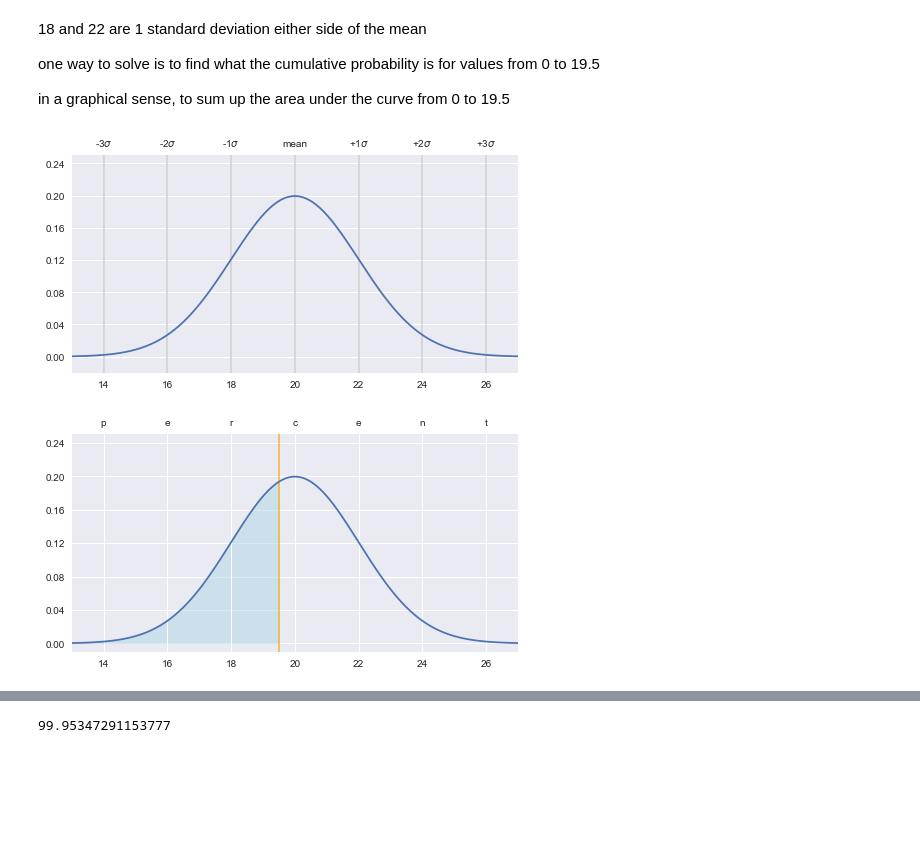
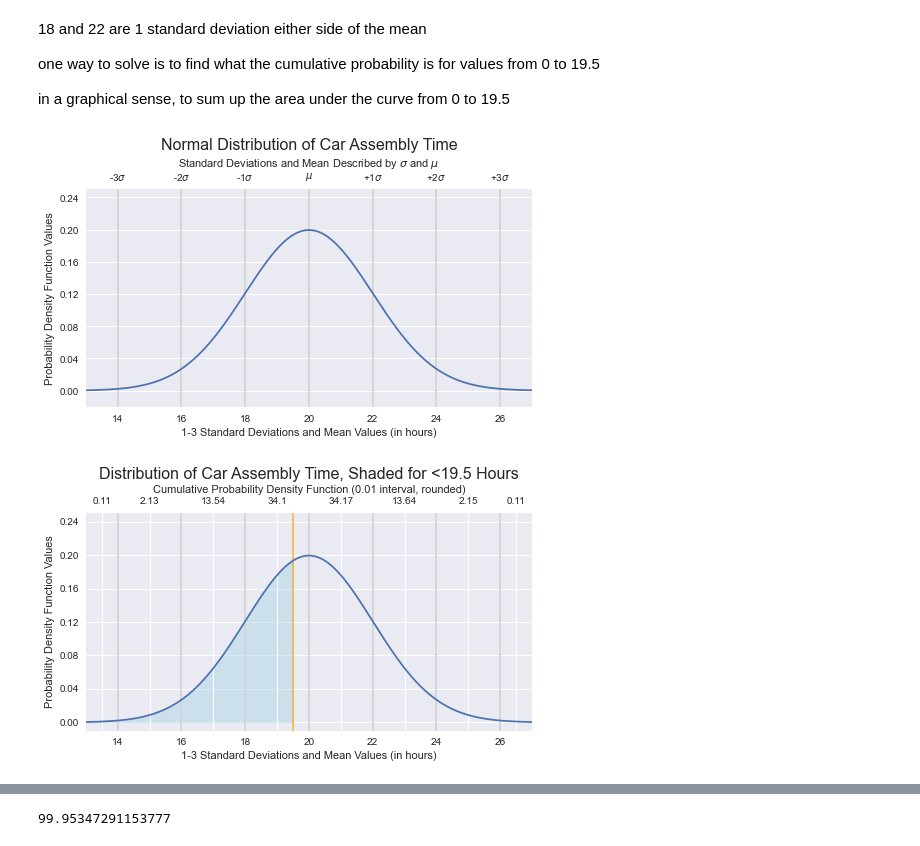
Before and after one commit to bronwencc/python_practice, a Jupyter notebook: hr-statistics-normal-distribution.ipynb, the cells around one changed output, grey strips where cells are left out. Saved outputs shown, nothing was run; the diff lists cells and outputs as text; code cells hidden in the pictures; blank space fills up the shorter version.

Commit message:
Add plot labels/Title axes

```diff
--- a/hr-statistics-normal-distribution.ipynb
+++ b/hr-statistics-normal-distribution.ipynb
@@ -74,25 +74,31 @@ yval = norm.pdf(xval,20,2) #probability density function for those values around
 # %%
 #create graph showing this normal distribution
 fig, ax = plt.subplots(figsize=(8,4))
 xticklist = [14,16,18,20,22,24,26]
 
 plt.xlim((begin,end)) #set x limits
 
 ax2 = ax.twiny() #set y axis to also be the same for ax2; upper axis
 ax2.set_xlim(ax.get_xlim()) #give same x limits to upper axis
 ax2.set_xticks(xticklist) #set upper axis tick positions
-ax2.set_xticklabels(["-3$\sigma$","-2$\sigma$","-1$\sigma$","mean","+1$\sigma$","+2$\sigma$","+3$\sigma$"])
+ax2.set_xticklabels(["-3$\sigma$","-2$\sigma$","-1$\sigma$","$\mu$","+1$\sigma$","+2$\sigma$","+3$\sigma$"])
 
 ax2.vlines(xticklist,ymin=-.02,ymax=.25,color="lightgrey")
 
 #set y ticks and limits
 plt.yticks(np.arange(0,.26,step=.04))
 plt.ylim((-0.02,.25))
 
 ax2.plot(xval,yval)
+
+ax2.set_xlabel("Standard Deviations and Mean Described by $\sigma$ and $\mu$")
+ax.set_xlabel("1-3 Standard Deviations and Mean Values (in hours)")
+ax.set_ylabel("Probability Density Function Values")
+plt.title("Normal Distribution of Car Assembly Time",size=16)
+
 plt.show()
 # %% [output]
-[figure, old version]
+[figure, new version]
 # %%
 #calculate sum of pdf at standard deviation values and mean
 xticklist = [14,16,18,20,22,24,26]
@@ -118,21 +130,29 @@ plt.xlim((13,27)) #set x limits
 
 ax2 = ax.twiny() #set y axis to also be the same for ax2 plot axes
 ax2.set_xlim(ax.get_xlim()) #give same x limits to upper axis
-ax2.set_xticks(xticklist) #set upper axis tick positions
-ax2.set_xticklabels(["p","e","r","c","e","n","t"])
+x2ticklist = [13.5,15,17,19,21,23,25,26.5] #8 positions in between xticklist 13 and 14, 14 and 16, . . . 24 and 26, 26 and 27
+ax2.set_xticks(x2ticklist) #set upper axis tick positions
+ax2.set_xticklabels([round(sumval,2) for sumval in sumvals])
 
 #set y ticks and limits
 plt.yticks(np.arange(0,.26,step=.04))
 plt.ylim((-0.01,.25))
 
+#plot curve and standard deviation dividing lines
 ax2.plot(xval,yval)
+ax2.vlines(xticklist,ymin=-.02,ymax=.25,color="lightgrey")
 
-#ax.plot(x, y, color='black')
-
+#add shading up to and line at 19.5
 threshold = quest1
 ax.axvline(quest1, color='orange', alpha=0.7)
 ax.fill_between(xval, yval, 0, where=(xval <= 19.5), color='lightblue', alpha=0.5)
 
+#title axes and plot
+ax2.set_xlabel("Cumulative Probability Density Function (0.01 interval, rounded)")
+ax.set_xlabel("1-3 Standard Deviations and Mean Values (in hours)")
+ax.set_ylabel("Probability Density Function Values")
+plt.title("Distribution of Car Assembly Time, Shaded for <19.5 Hours",size=16)
+
 plt.show()
 # %% [output]
-[figure, old version]
+[figure, new version]
```
Also changed, not shown: parts of 2 cells of this notebook.
